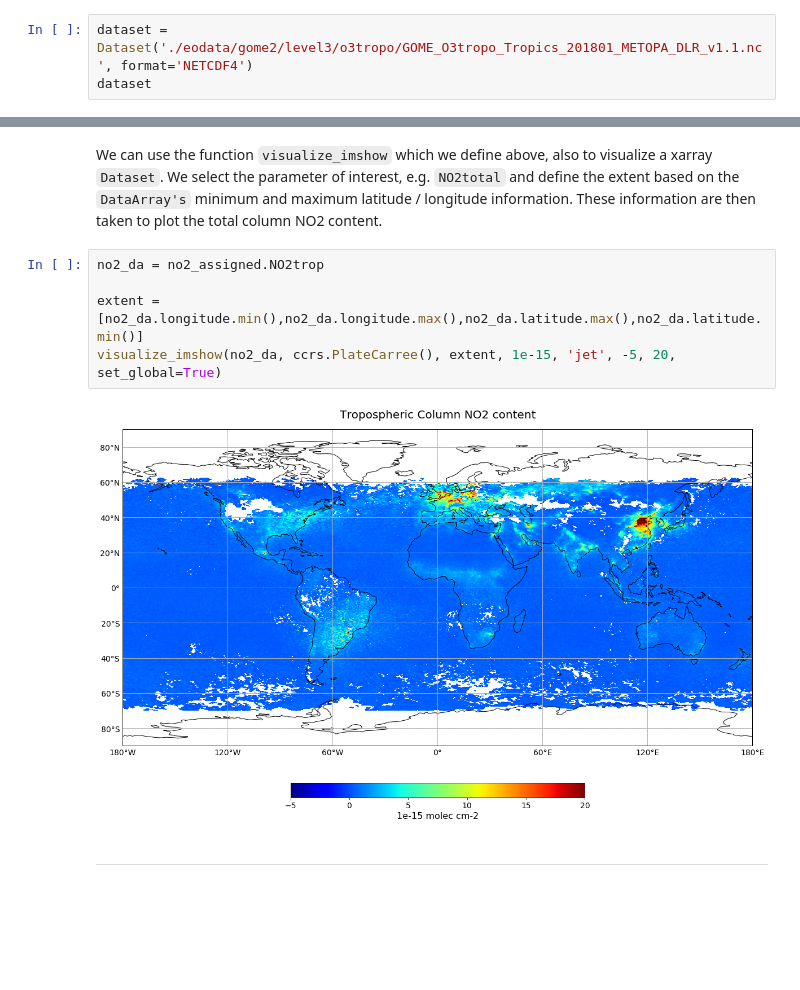
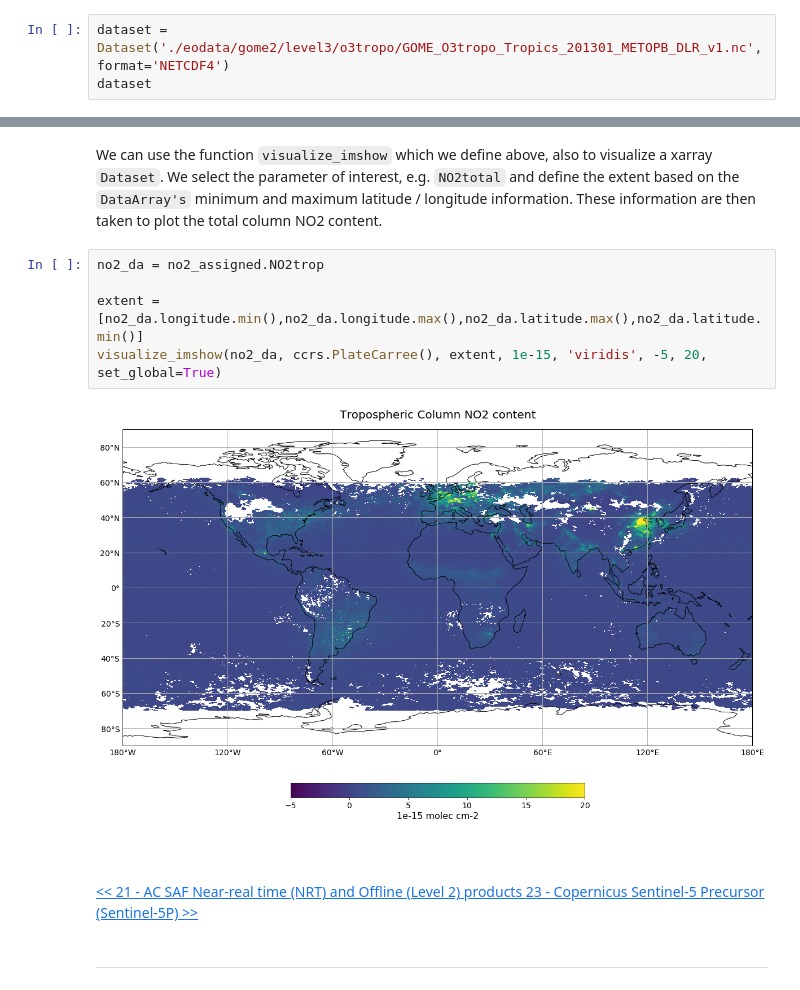
Before and after one commit to federicofierli1/LTPy_Notebooks_satellite_copernicus, a Jupyter notebook: 22_ltpy_v01_AC_SAF_L3_data_products.ipynb, the cells around one changed output, grey strips where cells are left out. Drawn from its saved outputs; the diff is of its cells as text; blank space fills up the shorter version.

Commit message:
Iasi and cams data examples added

```diff
--- a/22_ltpy_v01_AC_SAF_L3_data_products.ipynb
+++ b/22_ltpy_v01_AC_SAF_L3_data_products.ipynb
@@ -48,7 +47,7 @@ from cartopy.mpl.gridliner import LONGITUDE_FORMATTER, LATITUDE_FORMATTER
 # %% [markdown]
 A NetCDF file can simply be loaded with the `Dataset` constructor of the NetCDF4 library.
 # %%
-dataset = Dataset('./eodata/gome2/level3/o3tropo/GOME_O3tropo_Tropics_201801_METOPA_DLR_v1.1.nc', format='NETCDF4')
+dataset = Dataset('./eodata/gome2/level3/o3tropo/GOME_O3tropo_Tropics_201301_METOPB_DLR_v1.nc', format='NETCDF4')
 dataset
 # %% [output]
 <class 'netCDF4._netCDF4.Dataset'>
@@ -332,10 +333,14 @@ These information are then taken to plot the total column NO2 content.
 # %%
 no2_da = no2_assigned.NO2trop
 
 extent = [no2_da.longitude.min(),no2_da.longitude.max(),no2_da.latitude.max(),no2_da.latitude.min()]
-visualize_imshow(no2_da, ccrs.PlateCarree(), extent, 1e-15, 'jet', -5, 20, set_global=True)
+visualize_imshow(no2_da, ccrs.PlateCarree(), extent, 1e-15, 'viridis', -5, 20, set_global=True)
 # %% [output]
-[figure, old version]
+[figure, new version]
+# %% [markdown]
+<br>
+# %% [markdown]
+<a href="./21_ltpy_v01_AC_SAF_L2_data.ipynb"><< 21 - AC SAF Near-real time (NRT) and Offline (Level 2) products </a><span style="float:right;"><a href="./23_ltpy_v01_Sentinel5p_L2_data.ipynb">23 - Copernicus Sentinel-5 Precursor (Sentinel-5P) >></a></span>
 # %% [markdown]
 <hr>
 # %% [markdown]
```
Also changed, not shown: parts of 8 cells of this notebook, 14 other files.
